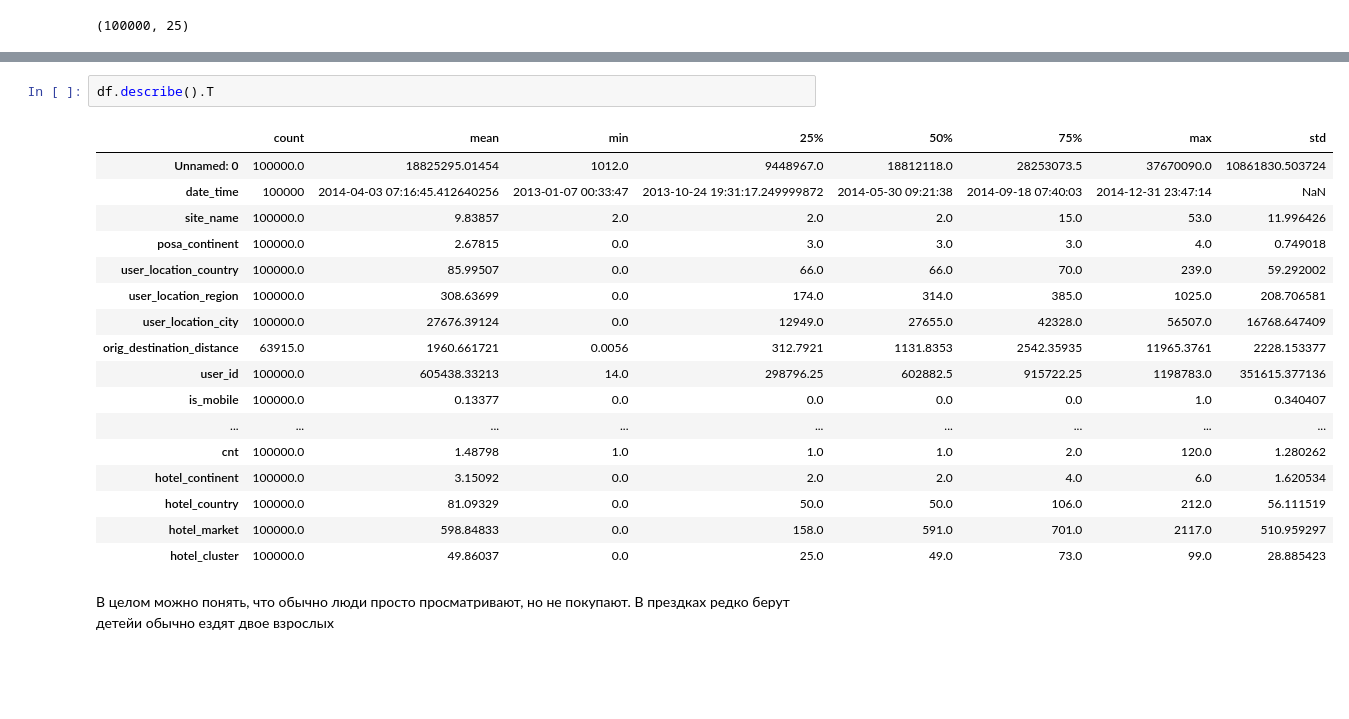
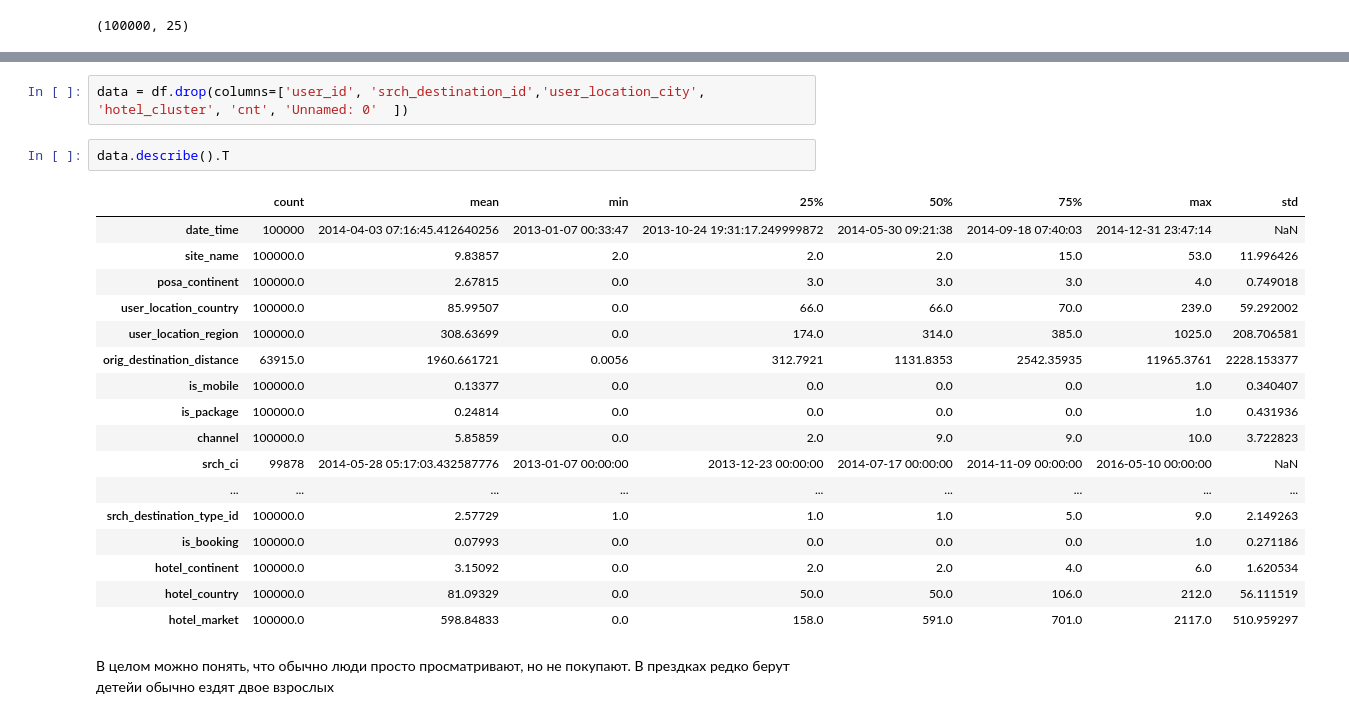
Before and after one commit to Jamchitogrito/TeamClusterization, a Jupyter notebook: TeamWork.ipynb, the cells around one changed output, grey strips where cells are left out. Drawn from its saved outputs; the diff is of its cells as text; blank space fills up the shorter version.

```diff
--- a/TeamWork.ipynb
+++ b/TeamWork.ipynb
@@ -96,26 +96,28 @@ Data columns (total 25 columns):
  24  hotel_cluster              100000 non-null  int64
 dtypes: datetime64[ns](3), float64(1), int64(21)
 memory usage: 19.1 MB
+# %%
+data = df.drop(columns=['user_id', 'srch_destination_id','user_location_city', 'hotel_cluster', 'cnt', 'Unnamed: 0'  ])
 # %%
-df.describe().T
+data.describe().T
 # %% [output]
 |  | count | mean | min | 25% | 50% | 75% | max | std |
-| Unnamed: 0 | 100000.0 | 18825295.01454 | 1012.0 | 9448967.0 | 18812118.0 | 28253073.5 | 37670090.0 | 10861830.503724 |
 | date_time | 100000 | 2014-04-03 07:16:45.412640256 | 2013-01-07 00:33:47 | 2013-10-24 19:31:17.249999872 | 2014-05-30 09:21:38 | 2014-09-18 07:40:03 | 2014-12-31 23:47:14 | NaN |
 | site_name | 100000.0 | 9.83857 | 2.0 | 2.0 | 2.0 | 15.0 | 53.0 | 11.996426 |
 | posa_continent | 100000.0 | 2.67815 | 0.0 | 3.0 | 3.0 | 3.0 | 4.0 | 0.749018 |
 | user_location_country | 100000.0 | 85.99507 | 0.0 | 66.0 | 66.0 | 70.0 | 239.0 | 59.292002 |
 | user_location_region | 100000.0 | 308.63699 | 0.0 | 174.0 | 314.0 | 385.0 | 1025.0 | 208.706581 |
-| user_location_city | 100000.0 | 27676.39124 | 0.0 | 12949.0 | 27655.0 | 42328.0 | 56507.0 | 16768.647409 |
 | orig_destination_distance | 63915.0 | 1960.661721 | 0.0056 | 312.7921 | 1131.8353 | 2542.35935 | 11965.3761 | 2228.153377 |
-| user_id | 100000.0 | 605438.33213 | 14.0 | 298796.25 | 602882.5 | 915722.25 | 1198783.0 | 351615.377136 |
 | is_mobile | 100000.0 | 0.13377 | 0.0 | 0.0 | 0.0 | 0.0 | 1.0 | 0.340407 |
+| is_package | 100000.0 | 0.24814 | 0.0 | 0.0 | 0.0 | 0.0 | 1.0 | 0.431936 |
+| channel | 100000.0 | 5.85859 | 0.0 | 2.0 | 9.0 | 9.0 | 10.0 | 3.722823 |
+| srch_ci | 99878 | 2014-05-28 05:17:03.432587776 | 2013-01-07 00:00:00 | 2013-12-23 00:00:00 | 2014-07-17 00:00:00 | 2014-11-09 00:00:00 | 2016-05-10 00:00:00 | NaN |
 | ... | ... | ... | ... | ... | ... | ... | ... | ... |
-| cnt | 100000.0 | 1.48798 | 1.0 | 1.0 | 1.0 | 2.0 | 120.0 | 1.280262 |
+| srch_destination_type_id | 100000.0 | 2.57729 | 1.0 | 1.0 | 1.0 | 5.0 | 9.0 | 2.149263 |
+| is_booking | 100000.0 | 0.07993 | 0.0 | 0.0 | 0.0 | 0.0 | 1.0 | 0.271186 |
 | hotel_continent | 100000.0 | 3.15092 | 0.0 | 2.0 | 2.0 | 4.0 | 6.0 | 1.620534 |
 | hotel_country | 100000.0 | 81.09329 | 0.0 | 50.0 | 50.0 | 106.0 | 212.0 | 56.111519 |
 | hotel_market | 100000.0 | 598.84833 | 0.0 | 158.0 | 591.0 | 701.0 | 2117.0 | 510.959297 |
-| hotel_cluster | 100000.0 | 49.86037 | 0.0 | 25.0 | 49.0 | 73.0 | 99.0 | 28.885423 |
 # %% [markdown]
 В целом можно понять, что обычно люди просто просматривают, но не покупают. В прездках редко берут детейи обычно ездят двое взрослых
 # %% [markdown]
```
Also changed, not shown: parts of 4 cells of this notebook.
